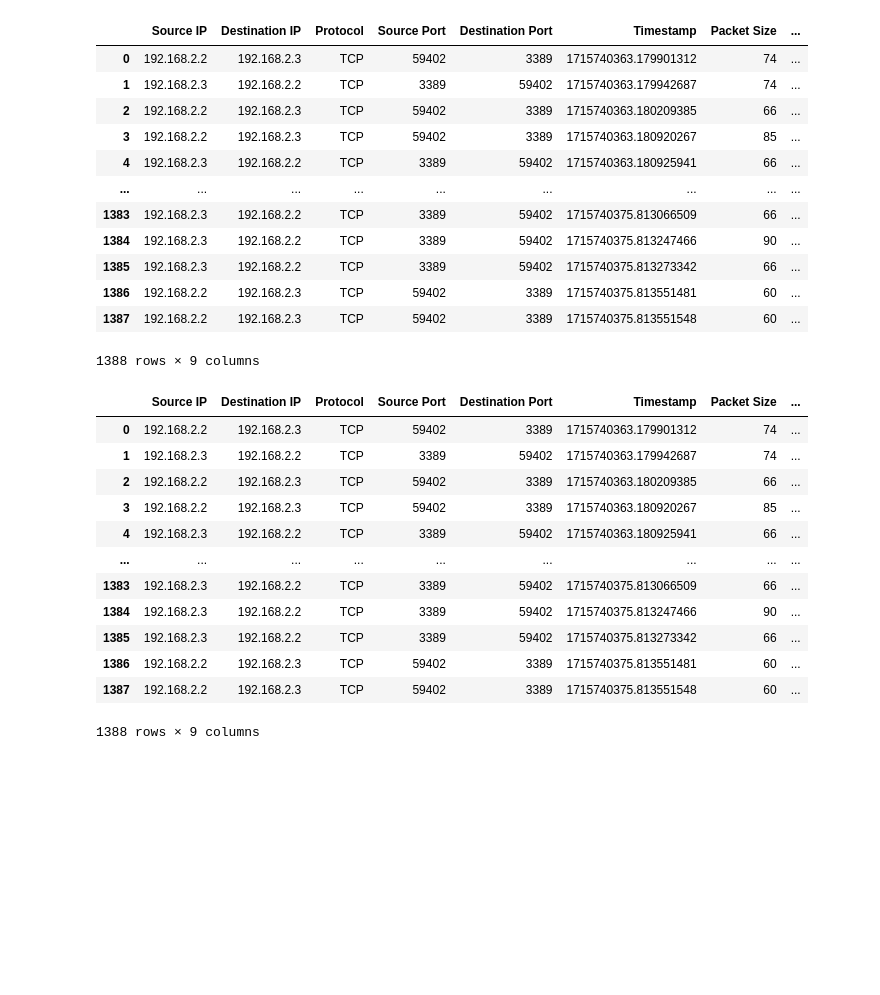
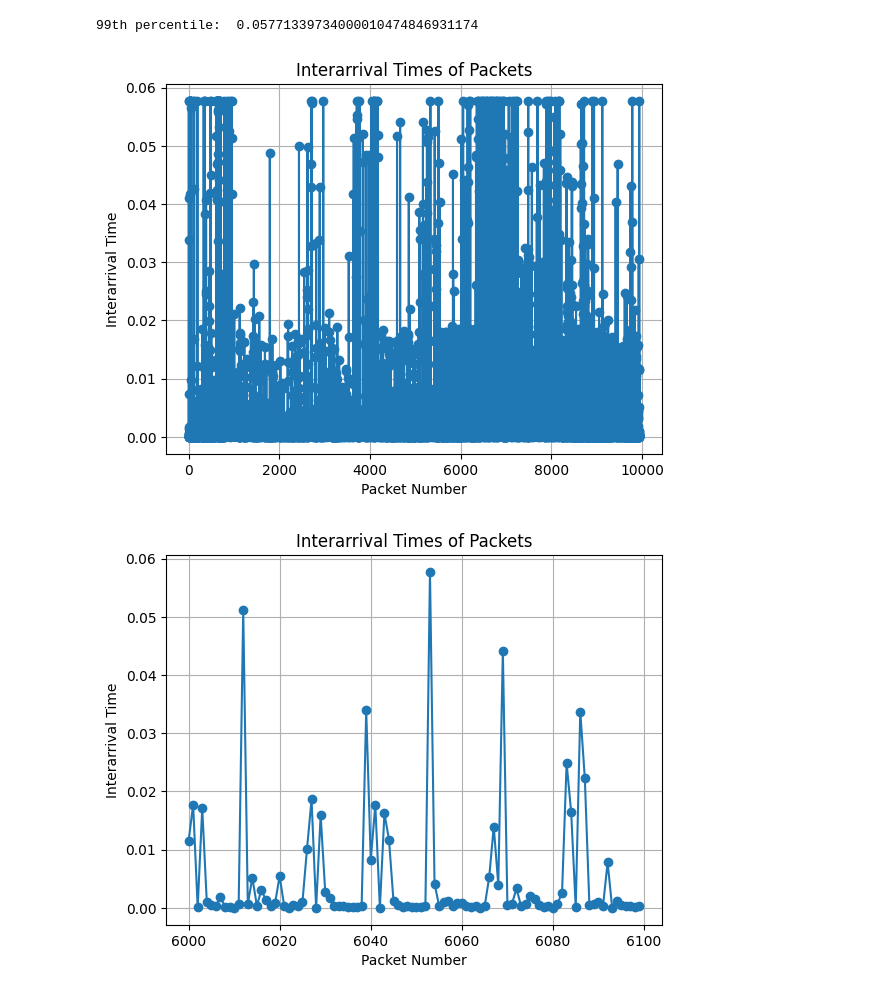
Before and after one commit to yaoyanglee/network-prediction, a Jupyter notebook: rdp-vis.ipynb, the cells around one changed output. Saved outputs shown, nothing was run; the diff lists cells and outputs as text; code cells hidden in the pictures; blank space fills up the shorter version.

Commit message:
Refactored mirage code for displaying temporal relationships

```diff
--- a/rdp-vis.ipynb
+++ b/rdp-vis.ipynb
@@ -183,32 +142,20 @@ plotIAT(sliced_df1)
-# %%
-cleaned_df1 = df1[df1["Packet Size"] != 0].reset_index(drop=True)
-
-display(df1)
-display(cleaned_df1)
-# %% [output]
-|  | Source IP | Destination IP | Protocol | Source Port | Destination Port | Timestamp | Packet Size | ... |
-| 0 | 192.168.2.2 | 192.168.2.3 | TCP | 59402 | 3389 | 1715740363.179901312 | 74 | ... |
-| 1 | 192.168.2.3 | 192.168.2.2 | TCP | 3389 | 59402 | 1715740363.179942687 | 74 | ... |
-| 2 | 192.168.2.2 | 192.168.2.3 | TCP | 59402 | 3389 | 1715740363.180209385 | 66 | ... |
-| 3 | 192.168.2.2 | 192.168.2.3 | TCP | 59402 | 3389 | 1715740363.180920267 | 85 | ... |
-| 4 | 192.168.2.3 | 192.168.2.2 | TCP | 3389 | 59402 | 1715740363.180925941 | 66 | ... |
-| ... | ... | ... | ... | ... | ... | ... | ... | ... |
-| 1383 | 192.168.2.3 | 192.168.2.2 | TCP | 3389 | 59402 | 1715740375.813066509 | 66 | ... |
-| 1384 | 192.168.2.3 | 192.168.2.2 | TCP | 3389 | 59402 | 1715740375.813247466 | 90 | ... |
-| 1385 | 192.168.2.3 | 192.168.2.2 | TCP | 3389 | 59402 | 1715740375.813273342 | 66 | ... |
-| 1386 | 192.168.2.2 | 192.168.2.3 | TCP | 59402 | 3389 | 1715740375.813551481 | 60 | ... |
-| 1387 | 192.168.2.2 | 192.168.2.3 | TCP | 59402 | 3389 | 1715740375.813551548 | 60 | ... |
-1388 rows × 9 columns
-|  | Source IP | Destination IP | Protocol | Source Port | Destination Port | Timestamp | Packet Size | ... |
-| 0 | 192.168.2.2 | 192.168.2.3 | TCP | 59402 | 3389 | 1715740363.179901312 | 74 | ... |
-| 1 | 192.168.2.3 | 192.168.2.2 | TCP | 3389 | 59402 | 1715740363.179942687 | 74 | ... |
-| 2 | 192.168.2.2 | 192.168.2.3 | TCP | 59402 | 3389 | 1715740363.180209385 | 66 | ... |
-| 3 | 192.168.2.2 | 192.168.2.3 | TCP | 59402 | 3389 | 1715740363.180920267 | 85 | ... |
-| 4 | 192.168.2.3 | 192.168.2.2 | TCP | 3389 | 59402 | 1715740363.180925941 | 66 | ... |
-| ... | ... | ... | ... | ... | ... | ... | ... | ... |
-| 1383 | 192.168.2.3 | 192.168.2.2 | TCP | 3389 | 59402 | 1715740375.813066509 | 66 | ... |
-| 1384 | 192.168.2.3 | 192.168.2.2 | TCP | 3389 | 59402 | 1715740375.813247466 | 90 | ... |
-| 1385 | 192.168.2.3 | 192.168.2.2 | TCP | 3389 | 59402 | 1715740375.813273342 | 66 | ... |
-| 1386 | 192.168.2.2 | 192.168.2.3 | TCP | 59402 | 3389 | 1715740375.813551481 | 60 | ... |
-| 1387 | 192.168.2.2 | 192.168.2.3 | TCP | 59402 | 3389 | 1715740375.813551548 | 60 | ... |
-1388 rows × 9 columns
+# %%
+# Performing saturation to the 99th percentile
+percentile_99 = df1["Interarrival"].quantile(0.99)
+print("99th percentile: ", percentile_99)
+
+df1['Interarrival'] = df1['Interarrival'].apply(
+    lambda x: min(x, percentile_99))
+
+# display(df1)
+plotIAT(df1)
+# %% [output]
+99th percentile:  0.05771339734000010474846931174
+[figure, added]
+# %%
+sliced_df1 = df1.iloc[6000:6100]
+# 140:240
+
+plotIAT(sliced_df1)
+# %% [output]
+[figure, added]
```
Also changed, not shown: parts of 17 cells of this notebook, 1 other file.
